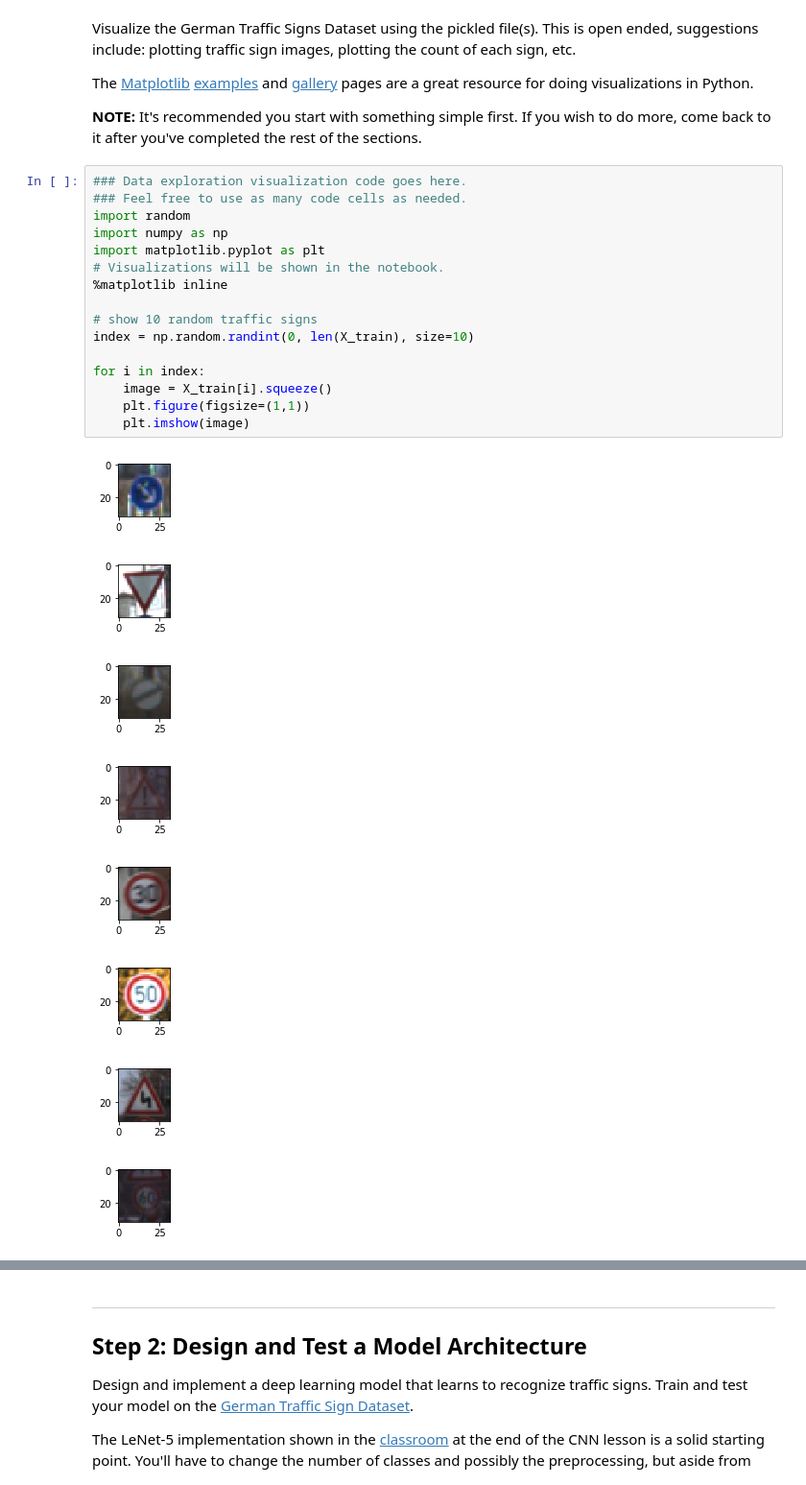
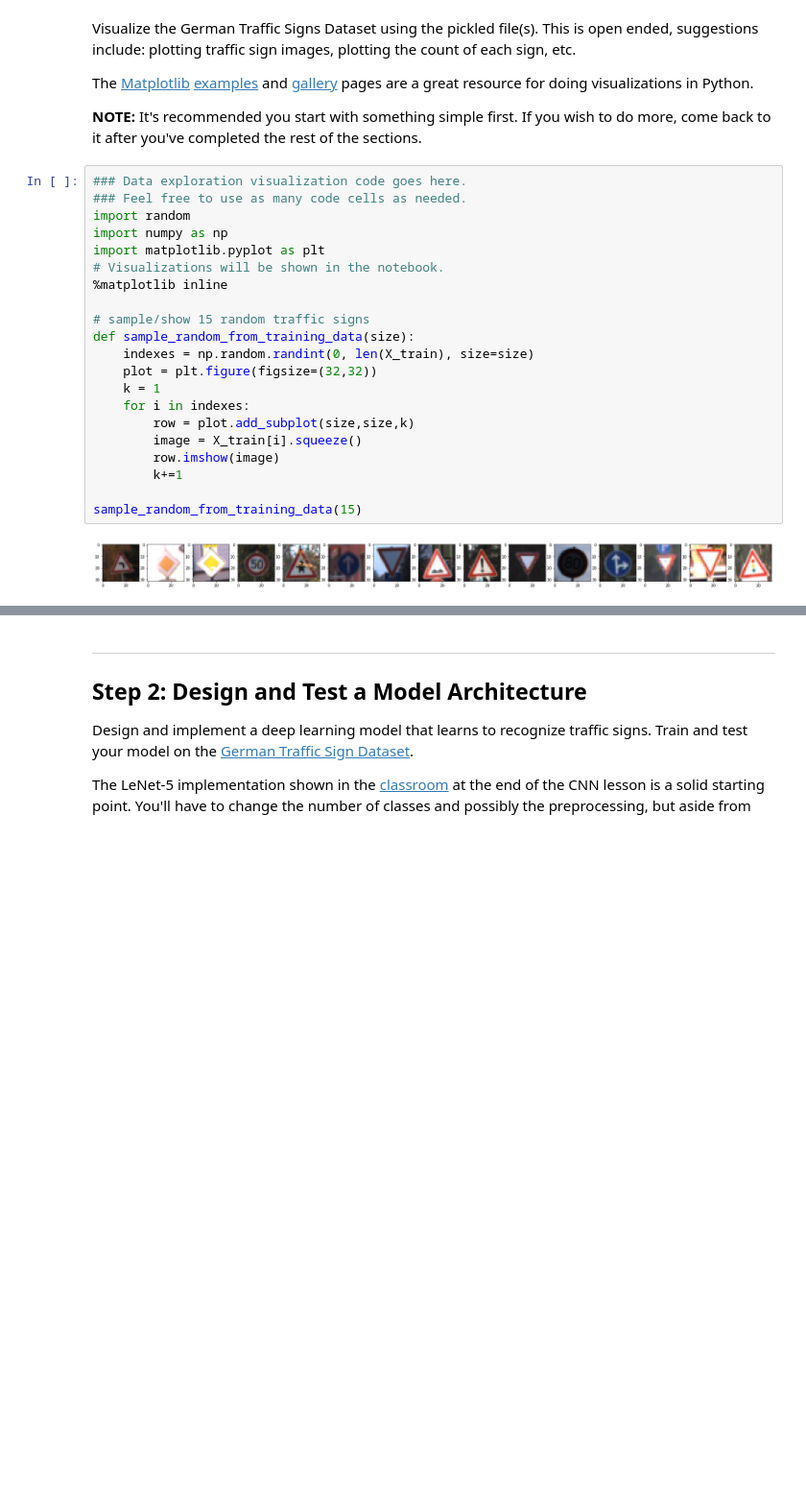
Before and after one commit to wilsonyhlee/CarND-Traffic-Sign-Classifier-Project, a Jupyter notebook: Traffic_Sign_Classifier.ipynb, the cells around one changed output, grey strips where cells are left out. Shown: that part at 96% size. Saved outputs shown, nothing was run; the diff lists cells and outputs as text; blank space fills up the shorter version.

```diff
--- a/Traffic_Sign_Classifier.ipynb
+++ b/Traffic_Sign_Classifier.ipynb
@@ -95,25 +95,23 @@ The [Matplotlib](http://matplotlib.org/) [examples](http://matplotlib.org/exampl
 # %%
 ### Data exploration visualization code goes here.
 ### Feel free to use as many code cells as needed.
 import random
 import numpy as np
 import matplotlib.pyplot as plt
 # Visualizations will be shown in the notebook.
 %matplotlib inline
 
-# show 10 random traffic signs
-index = np.random.randint(0, len(X_train), size=10)
+# sample/show 15 random traffic signs
+def sample_random_from_training_data(size):
+    indexes = np.random.randint(0, len(X_train), size=size)
+    plot = plt.figure(figsize=(32,32))
+    k = 1
+    for i in indexes:
+        row = plot.add_subplot(size,size,k)
+        image = X_train[i].squeeze()
+        row.imshow(image)
+        k+=1
 
-for i in index:
-    image = X_train[i].squeeze()
-    plt.figure(figsize=(1,1))
-    plt.imshow(image)
+sample_random_from_training_data(15)
 # %% [output]
-[figure, old version]
+[figure, new version]
-[figure, removed]
-[figure, removed]
-[figure, removed]
-[figure, removed]
-[figure, removed]
-[figure, removed]
-[figure, removed]
```
Also changed, not shown: parts of 8 cells of this notebook, 4 other files.
